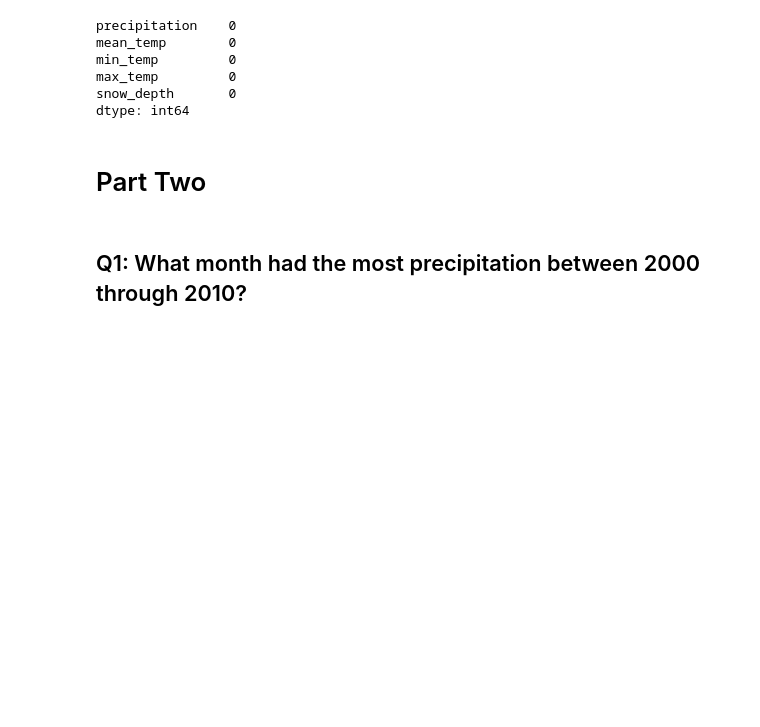
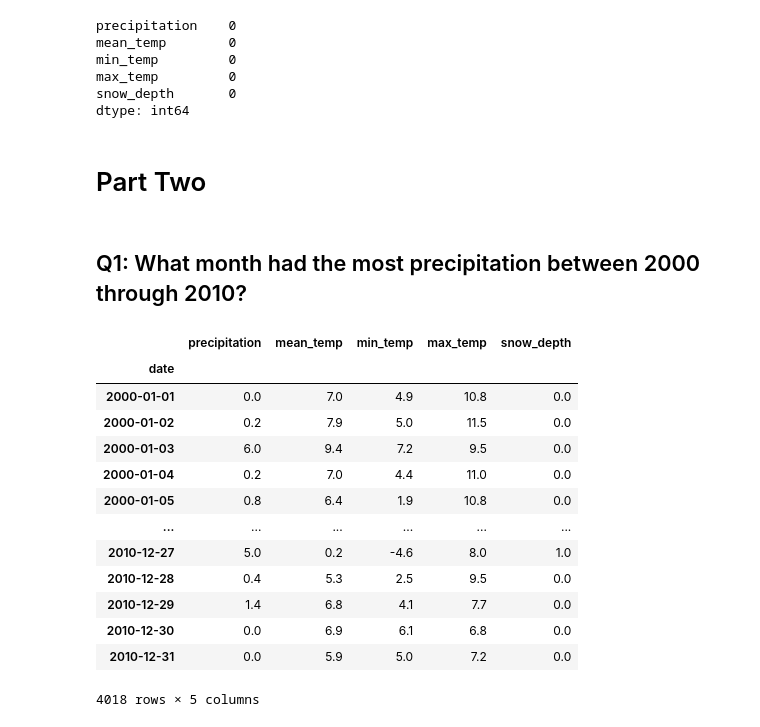
Before and after one commit to kleintjesk/Resampling-Datetime-Data, a Jupyter notebook: Resampling Datetime Data.ipynb, the cells around one changed output. Saved outputs shown, nothing was run; the diff lists cells and outputs as text; code cells hidden in the pictures; blank space fills up the shorter version.

```diff
--- a/Resampling Datetime Data.ipynb
+++ b/Resampling Datetime Data.ipynb
@@ -113,5 +115,22 @@ dtype: int64
 # %% [markdown]
 ## Q1: What month had the most precipitation between 2000 through 2010?
 # %%
-df1 = df.copy()
+#create a copy of the data frame to have only the years from 2000-2010
+pr = df.loc['2000':'2010']
+pr
+# %% [output]
+|  | precipitation | mean_temp | min_temp | max_temp | snow_depth |
+| date |  |  |  |  |  |
+| 2000-01-01 | 0.0 | 7.0 | 4.9 | 10.8 | 0.0 |
+| 2000-01-02 | 0.2 | 7.9 | 5.0 | 11.5 | 0.0 |
+| 2000-01-03 | 6.0 | 9.4 | 7.2 | 9.5 | 0.0 |
+| 2000-01-04 | 0.2 | 7.0 | 4.4 | 11.0 | 0.0 |
+| 2000-01-05 | 0.8 | 6.4 | 1.9 | 10.8 | 0.0 |
+| ... | ... | ... | ... | ... | ... |
+| 2010-12-27 | 5.0 | 0.2 | -4.6 | 8.0 | 1.0 |
+| 2010-12-28 | 0.4 | 5.3 | 2.5 | 9.5 | 0.0 |
+| 2010-12-29 | 1.4 | 6.8 | 4.1 | 7.7 | 0.0 |
+| 2010-12-30 | 0.0 | 6.9 | 6.1 | 6.8 | 0.0 |
+| 2010-12-31 | 0.0 | 5.9 | 5.0 | 7.2 | 0.0 |
+4018 rows × 5 columns
 # %%
```
Also changed, not shown: parts of 13 cells of this notebook.
